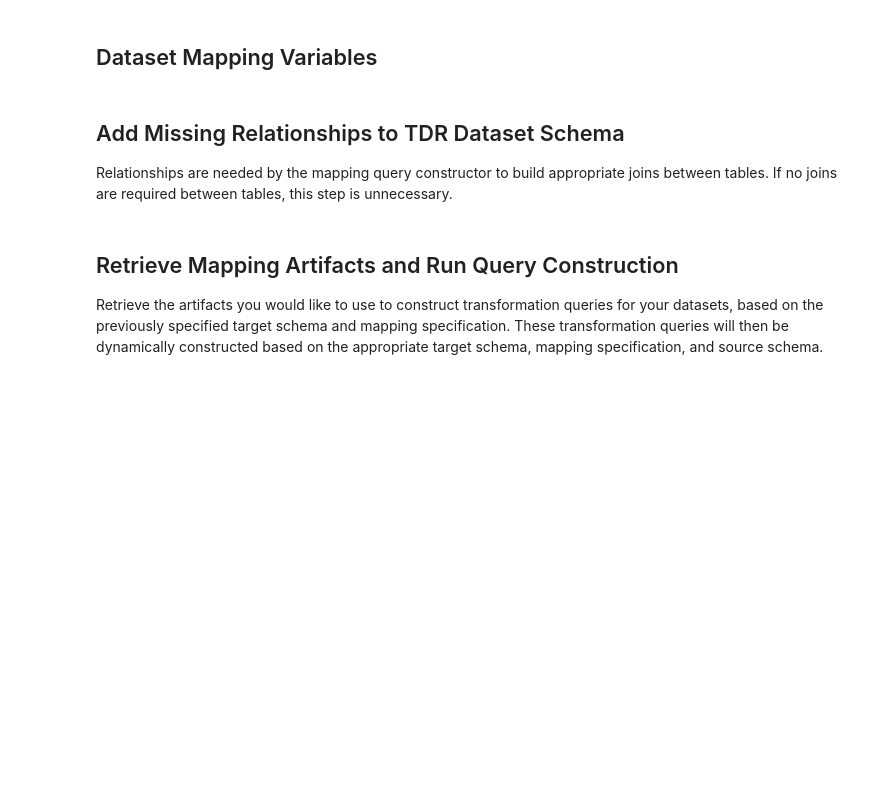
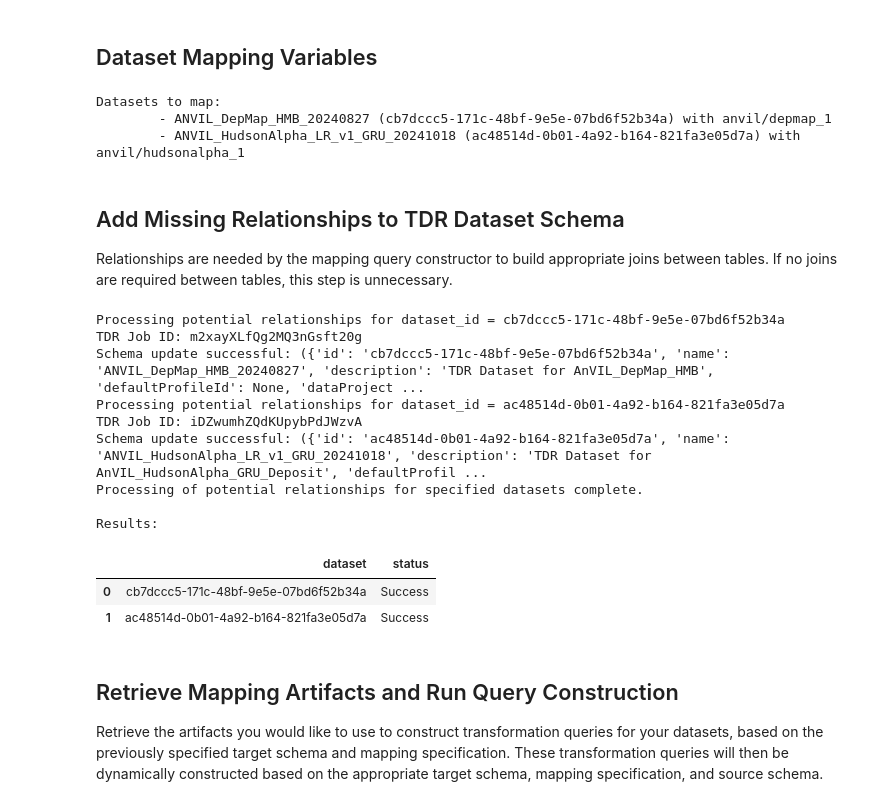
Before and after one commit to broadinstitute/anvil_tdr_ingest, a Jupyter notebook: notebooks/elt_control_center.ipynb, the cells around one changed output. Saved outputs shown, nothing was run; the diff lists cells and outputs as text; code cells hidden in the pictures; blank space fills up the shorter version.

```diff
--- a/notebooks/elt_control_center.ipynb
+++ b/notebooks/elt_control_center.ipynb
@@ -73,7 +73,7 @@ params["google_project"] = ws_attributes["googleProject"]
 params["create_file_table"] = True
 params["file_table_name"] = "file_inventory"
 params["ingest_user_to_add"] = "tdr_sa"  # tdr_sa or anvil_tdr_ingest
-params["global_file_exclusions"] = ["SubsetHailJointCall", ".vds/"]
+params["global_file_exclusions"] = ["SubsetHailJointCall", ".vds/", "ingest_ignore"]
 params["max_combined_rec_ref_size"] = 40000
 
 # Configure logging format
@@ -115,7 +116,8 @@ workspace_run_list = [
     #["Workspace_Name", "Workspace_Project", Public (True/False), "Staging Area (Leave empty for default)", "Target_TDR_Dataset_Name (Leave empty for default)", Run (True/False)]
 #     ["ANVIL_Workspace_1", "anvil-datastorage", False, "", "", False],
 #     ["ANVIL_Workspace_2", "anvil-datastorage", False, "", "", False],
-    ['AnVIL_ALSCompute_Collection_HMB', 'anvil-datastorage', False, '', 'ANVIL_ALSCompute_Collection_HMB_20241008', True],
+    ['AnVIL_CCDG_Broad_CVD_EOCAD_PROMIS_WGS', 'anvil-datastorage', False, '', '', True],
+    ['AnVIL_CCDG_Broad_CVD_PROMIS_GRU_WES', 'anvil-datastorage', False, '', '', True],
 ]
 params["skip_source_files_creation"] = False
 params["skip_file_inventory_creation"] = False
@@ -236,10 +399,8 @@ Work through the following steps for each dataset that needs to be processed thr
 # For each dataset specified, include an appropriate mapping target and mapping target specification
 datasets_to_map_list = [
     #["dataset_id", "mapping_target", "mapping_target_spec", Run (True/False)]
-    ['8da05494-fe7a-4af5-b257-bada143ee426', 'anvil', 'cmg_ext_2', True],
-    ['8b098ab4-df02-4619-8ded-657e496695c1', 'anvil', 'cmg_ext_2', True],
-    ['373ff2e8-0f63-4179-a55c-3fe0b85556aa', 'anvil', 'cmg_ext_5', True],
-    ['31e61d00-61cc-46f2-a793-8ea8dfbb0832', 'anvil', 'cmg_ext_5', True],
+    ['cb7dccc5-171c-48bf-9e5e-07bd6f52b34a', 'anvil', 'depmap_1', True],
+    ['ac48514d-0b01-4a92-b164-821fa3e05d7a', 'anvil', 'hudsonalpha_1', True],
 ]
 
 #-----------------------------------------------------------------------------------------------------------#
@@ -283,6 +444,10 @@ if skip_dataset_list_access:
 if skip_dataset_list_mapping:
     print("Datasets to skip due to invalid mapping target or mapping target specification:")
     print("\t- " + "\n\t- ".join(skip_dataset_list_mapping))
+# %% [output]
+Datasets to map:
+        - ANVIL_DepMap_HMB_20240827 (cb7dccc5-171c-48bf-9e5e-07bd6f52b34a) with anvil/depmap_1
+        - ANVIL_HudsonAlpha_LR_v1_GRU_20241018 (ac48514d-0b01-4a92-b164-821fa3e05d7a) with anvil/hudsonalpha_1
 # %% [markdown]
 ## Add Missing Relationships to TDR Dataset Schema
 Relationships are needed by the mapping query constructor to build appropriate joins between tables. If no joins are required between tables, this step is unnecessary.
@@ -311,6 +476,7 @@ potential_relationships = [
     ["aligned_dna_short_read.experiment_dna_short_read_id", "experiment_dna_short_read.experiment_dna_short_read_id"],
     ["aligned_dna_short_read_set.aligned_dna_short_reads", "aligned_dna_short_read.aligned_dna_short_read_id"],
     ["called_variants_dna_short_read.aligned_dna_short_read_set_id", "aligned_dna_short_read_set.aligned_dna_short_read_set_id"],
+    ["biosample.donor_id", "donor.donor_id"],
 ]
 
 # Loop through datasets and process potential relationship additions
@@ -349,33 +515,46 @@ for dataset_id in final_datasets_to_map_dict:
                 rel_dict = {
                     "name": from_table + "_" + from_column + "__to__" + to_table + "_" + to_column,
                     "from": {"table": from_table, "column": from_column},
                     "to": {"table": to_table, "column": to_column}
                 }
                 additional_relationships.append(rel_dict)
 
     # Submit the schema update request for the TDR dataset
     if additional_relationships:
         schema_update_request = {
             "description": "Adding relationships to support query construction.",
             "changes": {
                 "addRelationships": additional_relationships
             }
         }
         try:
             resp = utils.wait_for_tdr_job(datasets_api.update_schema(id=dataset_id, dataset_schema_update_model=schema_update_request))
             print("Schema update successful: " + str(resp)[0:1000])
             results.append([dataset_id, "Success"])
         except Exception as e:
             print("Error running schema update: " + str(e))
             results.append([dataset_id, "Error"])
     else:
         print("No additional relationships to add to schema.")
         results.append([dataset_id, "Success"])
 
 print("Processing of potential relationships for specified datasets complete.")
 print("\nResults:")
 results_df = pd.DataFrame(results, columns = ["dataset", "status"])
 display(results_df)
+# %% [output]
+Processing potential relationships for dataset_id = cb7dccc5-171c-48bf-9e5e-07bd6f52b34a
+TDR Job ID: m2xayXLfQg2MQ3nGsft20g
+Schema update successful: ({'id': 'cb7dccc5-171c-48bf-9e5e-07bd6f52b34a', 'name': 'ANVIL_DepMap_HMB_20240827', 'description': 'TDR Dataset for AnVIL_DepMap_HMB', 'defaultProfileId': None, 'dataProject ...
+Processing potential relationships for dataset_id = ac48514d-0b01-4a92-b164-821fa3e05d7a
+TDR Job ID: iDZwumhZQdKUpybPdJWzvA
+Schema update successful: ({'id': 'ac48514d-0b01-4a92-b164-821fa3e05d7a', 'name': 'ANVIL_HudsonAlpha_LR_v1_GRU_20241018', 'description': 'TDR Dataset for AnVIL_HudsonAlpha_GRU_Deposit', 'defaultProfil ...
+Processing of potential relationships for specified datasets complete.
+
+Results:
+|  | dataset | status |
+| 0 | cb7dccc5-171c-48bf-9e5e-07bd6f52b34a | Success |
+| 1 | ac48514d-0b01-4a92-b164-821fa3e05d7a | Success |
 # %% [markdown]
 ## Retrieve Mapping Artifacts and Run Query Construction
 Retrieve the artifacts you would like to use to construct transformation queries for your datasets, based on the previously specified target schema and mapping specification. These transformation queries will then be dynamically constructed based on the appropriate target schema, mapping specification, and source schema.
```
Also changed, not shown: parts of 6 cells of this notebook, 8 other files.
